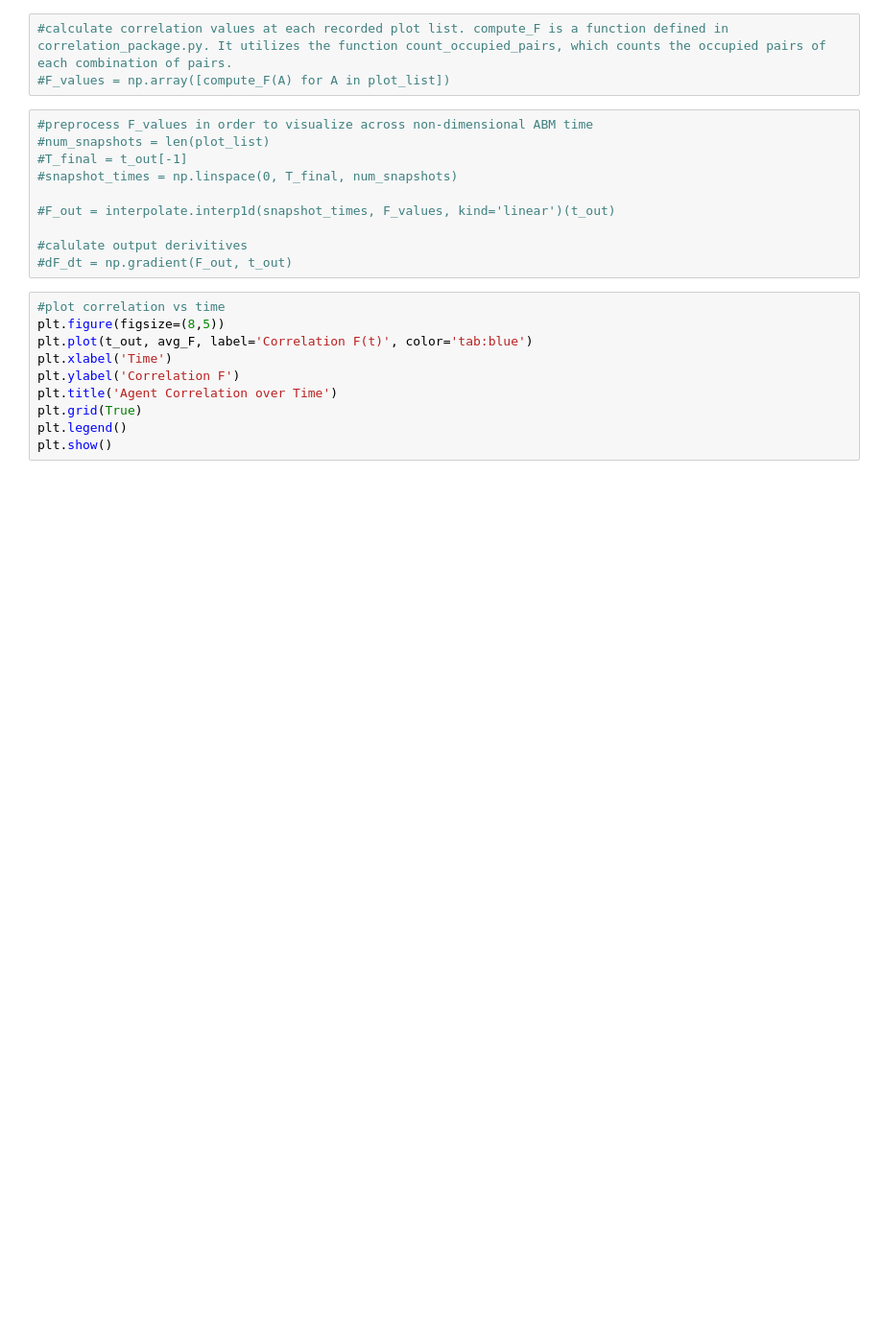
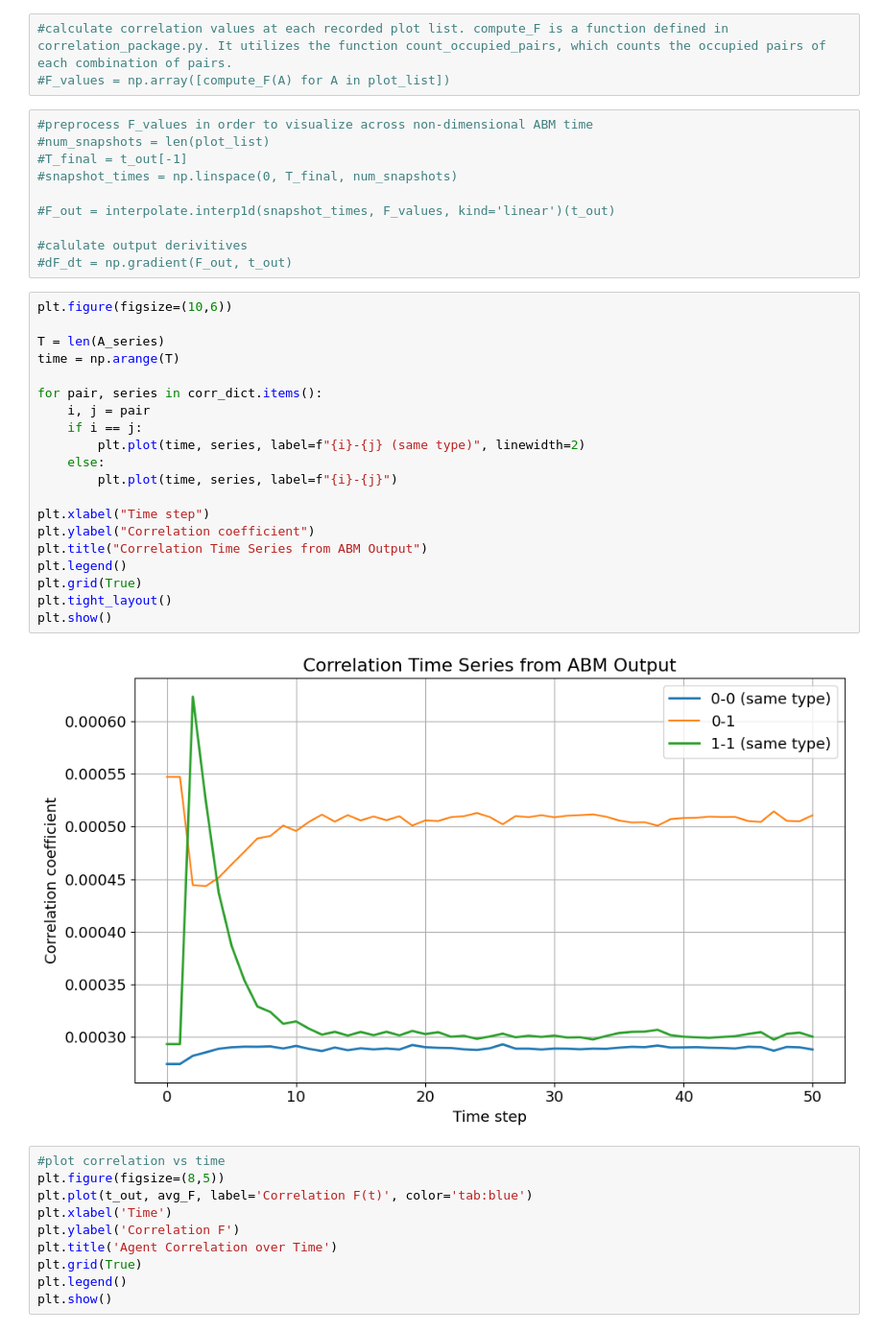
Before and after one commit to msadeck/Correlation-Functions, a Jupyter notebook: ABM/correlations.ipynb, the cells around one changed output. Shown at 96% size. Saved outputs shown, nothing was run; the diff lists cells and outputs as text; blank space fills up the shorter version.

```diff
--- a/ABM/correlations.ipynb
+++ b/ABM/correlations.ipynb
@@ -43,6 +49,28 @@ A_out, t_out, plot_list, interp_profiles = BDM_ABM(rp,rd,rm,f,den0, T_end=50.0)
 
 #calulate output derivitives
 #dF_dt = np.gradient(F_out, t_out)
+# %%
+plt.figure(figsize=(10,6))
+
+T = len(A_series)
+time = np.arange(T)
+
+for pair, series in corr_dict.items():
+    i, j = pair
+    if i == j:
+        plt.plot(time, series, label=f"{i}-{j} (same type)", linewidth=2)
+    else:
+        plt.plot(time, series, label=f"{i}-{j}")
+
+plt.xlabel("Time step")
+plt.ylabel("Correlation coefficient")
+plt.title("Correlation Time Series from ABM Output")
+plt.legend()
+plt.grid(True)
+plt.tight_layout()
+plt.show()
+# %% [output]
+[figure, added]
 # %%
 #plot correlation vs time
 plt.figure(figsize=(8,5))
```
Also changed, not shown: parts of 4 cells of this notebook, 5 other files.
